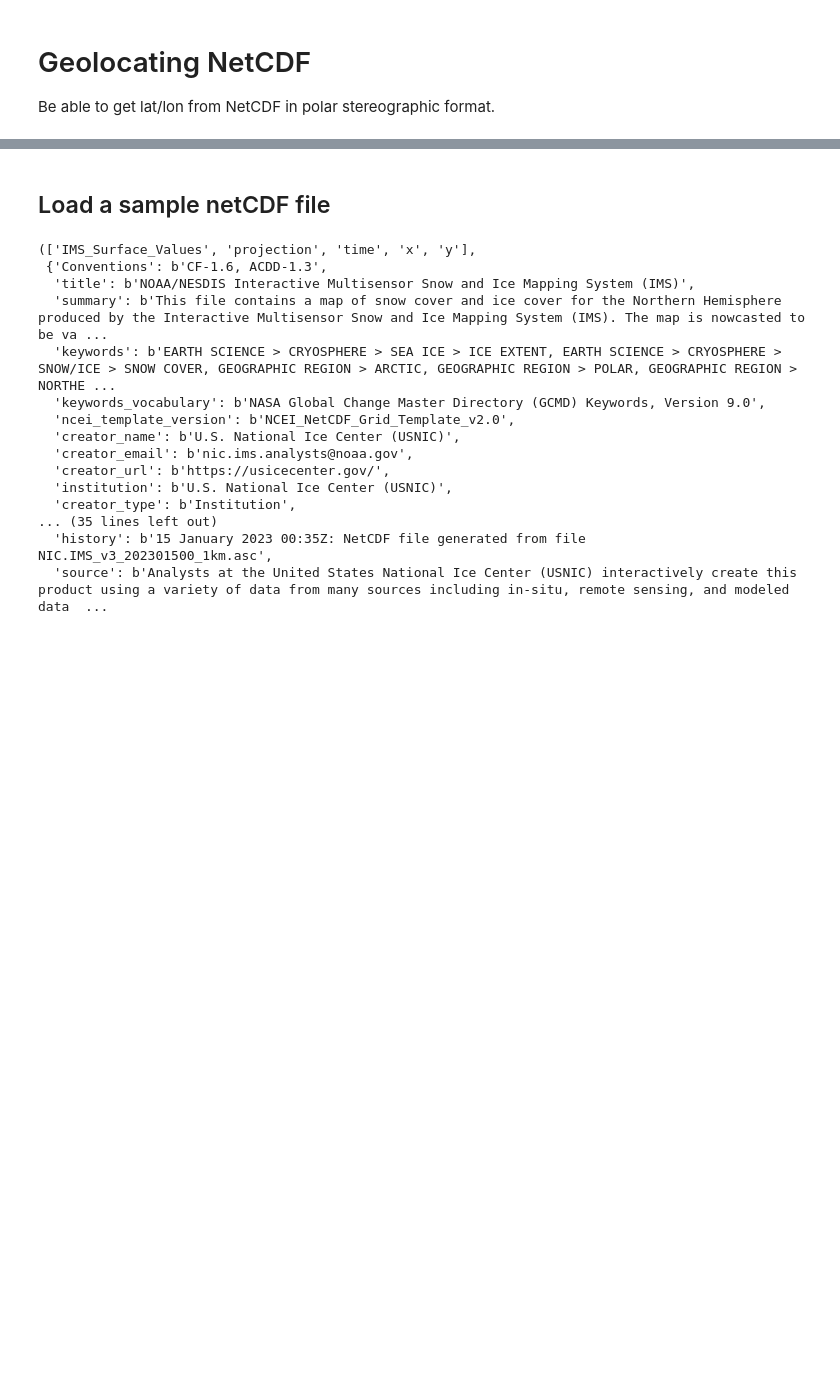
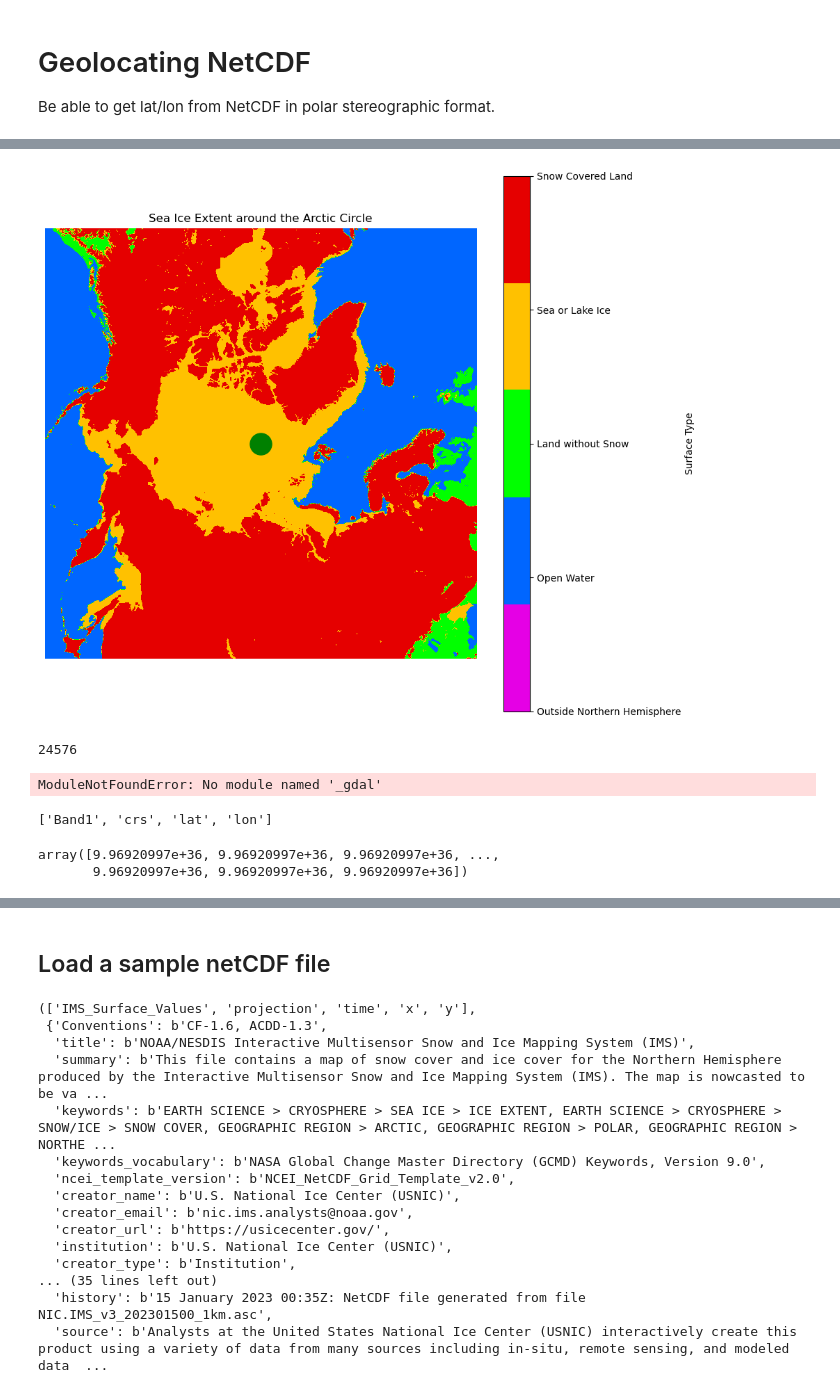
Before and after one commit to NOAA-HES-Capstone/icedyno, a Jupyter notebook: workspaces/julieanna/ims_latlong.ipynb, the cells around one changed output, grey strips where cells are left out. Drawn from its saved outputs; the diff is of its cells as text; code cells hidden in the pictures; blank space fills up the shorter version.

```diff
--- a/workspaces/julieanna/ims_latlong.ipynb
+++ b/workspaces/julieanna/ims_latlong.ipynb
@@ -92,0 +180,10 @@ def plot_sie(sie: np.array):
+# %%
+x_coord = sie[0].shape[0] // 2
+y_coord = sie[0].shape[1] // 2
+window = 4000
+plot_sie(
+    sie[0][x_coord - window : x_coord + window, y_coord - window : y_coord + window],
+    marker=(window, window),
+)
+# %% [output]
+[figure, added]
@@ -92,0 +205,39 @@ def plot_sie(sie: np.array):
+# %%
+ds["x"].shape[0]
+# %% [output]
+24576
+# %%
+from osgeo import gdal
+
+input_file = (
+    "../../data/ims_1km/ims2020001_1km_GIS_v1.3.tif"  # ims_2020335_1km_GIS_v1.3.nc'
+)
+output_file = "output.tif"
+
+gdal.Warp(
+    output_file,
+    input_file,
+    options="-t_srs EPSG:4326 "
+    "-te -180 -90 180 90 "
+    "-srcnodata {} ".format(0) + "-r near "
+    "-of NetCDF "
+    "-co COMPRESS=deflate "
+    "-wo NUM_THREADS=4",
+    geoloc=True,
+)
+# %% [output]
+ModuleNotFoundError: No module named '_gdal'
+# %%
+with h5py.File("output.nc", "r") as file:
+    # sie = file["sea_ice_extent"][:]
+    keys = list(file.keys())
+    attributes = dict(file.attrs)
+    lats = file["lat"][:]
+keys
+# %% [output]
+['Band1', 'crs', 'lat', 'lon']
+# %%
+lats
+# %% [output]
+array([9.96920997e+36, 9.96920997e+36, 9.96920997e+36, ...,
+       9.96920997e+36, 9.96920997e+36, 9.96920997e+36])
```
Also changed, not shown: parts of 25 cells of this notebook, 1 other file.
